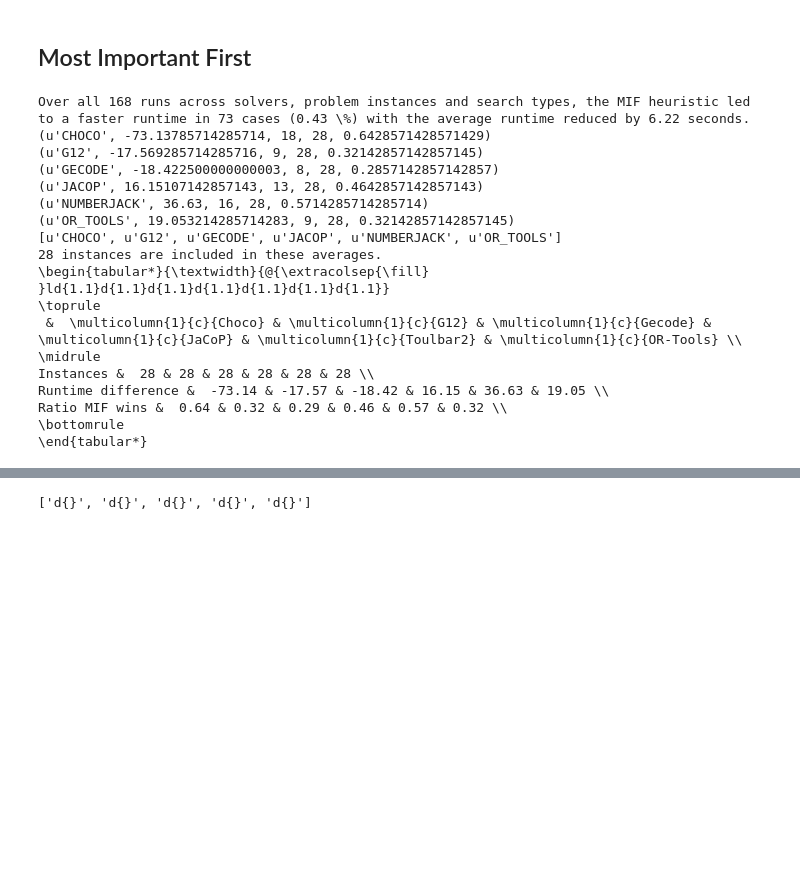
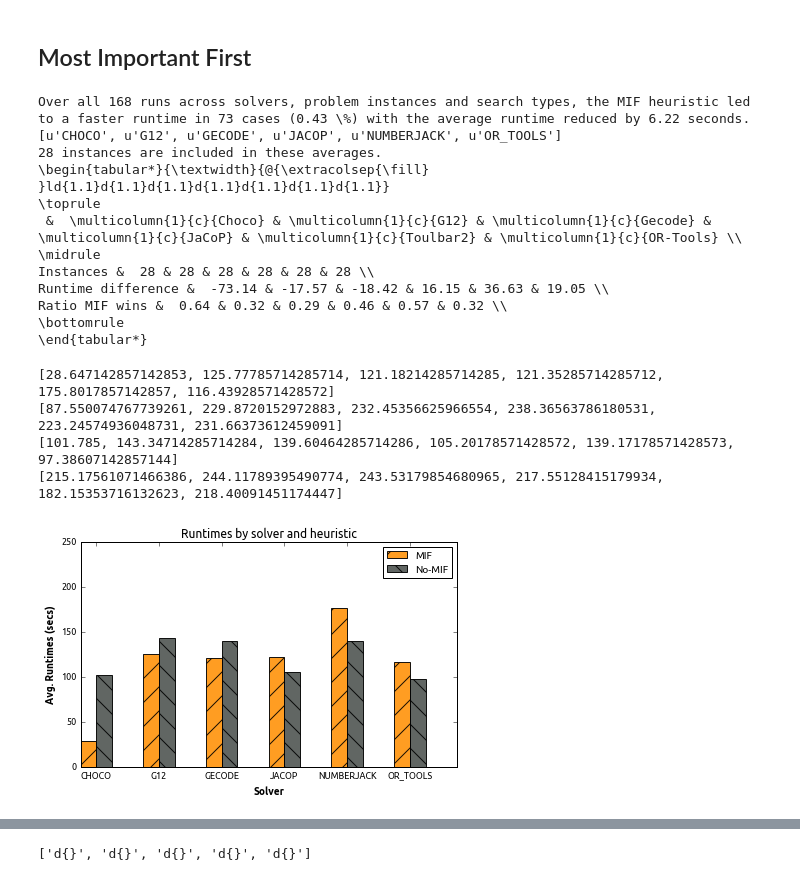
Before and after one commit to isse-augsburg/minibrass, a Jupyter notebook: evaluation/db/Evaluation script.ipynb, the cells around one changed output, grey strips where cells are left out. Saved outputs shown, nothing was run; the diff lists cells and outputs as text; code cells hidden in the pictures; blank space fills up the shorter version.

```diff
--- a/evaluation/db/Evaluation script.ipynb
+++ b/evaluation/db/Evaluation script.ipynb
@@ -212,19 +226,26 @@ scriptFile.close()
 c.execute(script)
 
 timeDiffs = defaultdict(list)
+mifElapseds = defaultdict(list)
+mifStds = defaultdict(list)
+normalElapseds = defaultdict(list)
+normalStds = defaultdict(list)
 mifWinss = defaultdict(list)
 instances = defaultdict(list)
 ratios = defaultdict(list)
 solvers = []
 
 for row in c.fetchall():
-    (solverName, timeDiff, mifWins, overall, ratio) = row
+    (solverName, mifElapsed, mifVar, normalElapsed, normalVar, timeDiff, mifWins, overall, ratio) = row
     solvers += [solverName]
     timeDiffs[solverName] = timeDiff
+    mifElapseds[solverName] = mifElapsed
+    mifStds[solverName] = np.sqrt(mifVar)
+    normalElapseds[solverName] = normalElapsed
+    normalStds[solverName] = np.sqrt(normalVar)
     mifWinss[solverName] = mifWins
     instances[solverName] = overall
     ratios[solverName] = ratio
-    print row
 
 print solvers
 print overall, "instances are included in these averages."
@@ -242,12 +263,6 @@ print "\\bottomrule"
 print "\\end{tabular*}"
 # %% [output]
 Over all 168 runs across solvers, problem instances and search types, the MIF heuristic led to a faster runtime in 73 cases (0.43 \%) with the average runtime reduced by 6.22 seconds.
-(u'CHOCO', -73.13785714285714, 18, 28, 0.6428571428571429)
-(u'G12', -17.569285714285716, 9, 28, 0.32142857142857145)
-(u'GECODE', -18.422500000000003, 8, 28, 0.2857142857142857)
-(u'JACOP', 16.15107142857143, 13, 28, 0.4642857142857143)
-(u'NUMBERJACK', 36.63, 16, 28, 0.5714285714285714)
-(u'OR_TOOLS', 19.053214285714283, 9, 28, 0.32142857142857145)
 [u'CHOCO', u'G12', u'GECODE', u'JACOP', u'NUMBERJACK', u'OR_TOOLS']
 28 instances are included in these averages.
 \begin{tabular*}{\textwidth}{@{\extracolsep{\fill} }ld{1.1}d{1.1}d{1.1}d{1.1}d{1.1}d{1.1}d{1.1}}
@@ -259,6 +274,66 @@ Runtime difference &  -73.14 & -17.57 & -18.42 & 16.15 & 36.63 & 19.05 \\
 Ratio MIF wins &  0.64 & 0.32 & 0.29 & 0.46 & 0.57 & 0.32 \\
 \bottomrule
 \end{tabular*}
+# %%
+"""
+Bar chart demo with pairs of bars grouped for easy comparison.
+"""
+import numpy as np
+isseorange = (1.0, 0.57647, 0.039216)
+#\definecolor{issegrey}{RGB}{80,85,82}
+issegrey = (80.0 / 255, 85.0 / 255, 82.0 / 255)
+
+n_groups = len(solvers)
+
+means_mif = [mifElapseds[s] for s in solvers]
+std_mif = [mifStds[s] for s in solvers]
+print means_mif
+print std_mif
+
+means_nomif =  [normalElapseds[s] for s in solvers]
+std_nomif = [normalStds[s] for s in solvers]
+print means_nomif
+print std_nomif
+
+fig, ax = plt.subplots()
+
+index = np.arange(n_groups)
+bar_width = 0.25
+
+opacity = 0.9
+error_config = {'ecolor': '0.3'}
+plt.ylim([0,250])
+
+rects1 = plt.bar(index, means_mif, bar_width,
+                 alpha=opacity,
+                 color=isseorange,
+                 error_kw=error_config,
+                 hatch="/",
+                 label='MIF')
+
+rects2 = plt.bar(index + bar_width, means_nomif, bar_width,
+                 alpha=opacity,
+                 color=issegrey,
+                 hatch="\\",
+                 error_kw=error_config,
+                 label='No-MIF')
+
+plt.xlabel('Solver')
+plt.ylabel('Avg. Runtimes (secs)')
+plt.title('Runtimes by solver and heuristic')
+plt.xticks(index + bar_width , [s for s in solvers])
+plt.legend()
+
+plt.tight_layout()
+
+plt.savefig('runtime-mif-solver.pdf', bbox_inches='tight')
+plt.show()
+# %% [output]
+[28.647142857142853, 125.77785714285714, 121.18214285714285, 121.35285714285712, 175.8017857142857, 116.43928571428572]
+[87.550074767739261, 229.8720152972883, 232.45356625966554, 238.36563786180531, 223.24574936048731, 231.66373612459091]
+[101.785, 143.34714285714284, 139.60464285714286, 105.20178571428572, 139.17178571428573, 97.38607142857144]
+[215.17561071466386, 244.11789395490774, 243.53179854680965, 217.55128415179934, 182.15353716132623, 218.40091451174447]
+[figure, added]
 # %%
 
 scriptFile = open("query-mif-comp-problems.sql",'r')
```
Also changed, not shown: parts of 4 cells of this notebook, 4 other files.
